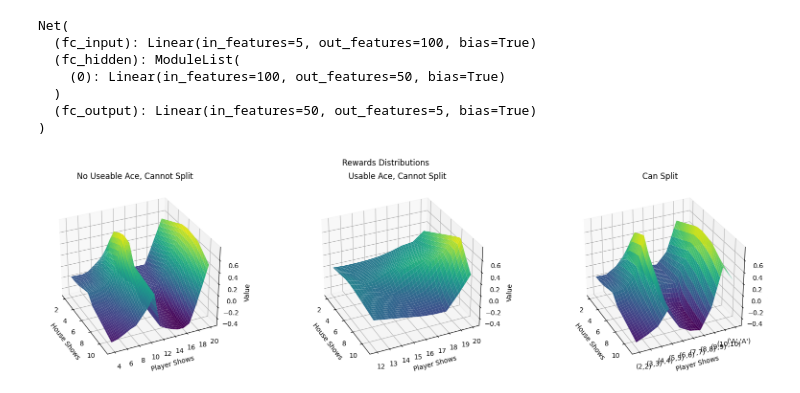
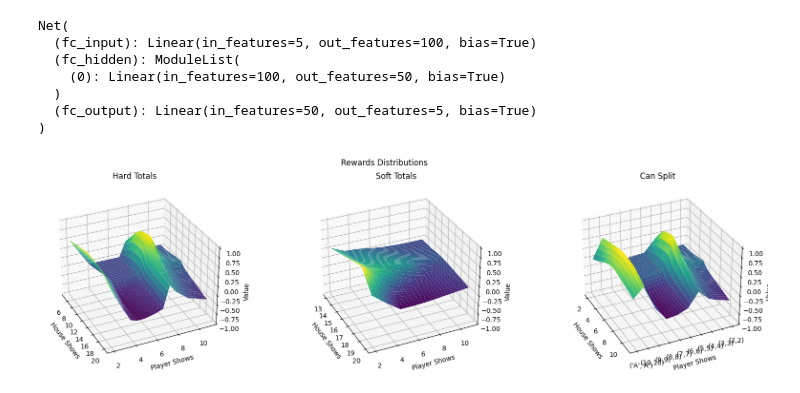
Before and after one commit to petersim1/Blackjack_RL, a Jupyter notebook: Deep_Learning.ipynb, the cells around one changed output. Saved outputs shown, nothing was run; the diff lists cells and outputs as text; code cells hidden in the pictures.

```diff
--- a/Deep_Learning.ipynb
+++ b/Deep_Learning.ipynb
@@ -294,56 +290,47 @@ yes_split = list(filter(lambda x : (not x[0] % 2) and ((x[2] < 0) or (x[0] == 12
+# %%
+hard_grid_v, soft_grid_v, split_grid_v = generate_grid(network, "value")
+hard_grid_s, soft_grid_s, split_grid_s = generate_grid(network, "string")
 # %%
-value_det_0, min_0, max_0 = gen_value_tensor(model=network, data=no_ace_no_split, avail_actions=["hit", "stay", "double", "surrender"])
-value_det_1, min_1, max_1 = gen_value_tensor(model=network, data=yes_ace_no_split, avail_actions=["hit", "stay", "double", "surrender"])
-value_det_2, min_2, max_2 = gen_value_tensor(model=network, data=yes_split, avail_actions=["hit", "stay", "double", "split", "surrender"])
-
-
-min_use = np.min([min_0, min_1, min_2])
-max_use = np.max([max_0, max_1, max_2])
-
-
 fig = plt.figure(figsize=(20,5))
 fig.suptitle("Rewards Distributions")
 ax = fig.add_subplot(131, projection="3d")
-ax.set_title("No Useable Ace, Cannot Split")
+ax.set_title("Hard Totals")
 
 plot_mesh(
     axis=ax,
-    data=value_det_0,
+    data=hard_grid_v,
+    ranges=[range(2,12),range(20,4,-1)],
     interpolate=4,
     ticks=None,
-    zlims=[min_use, max_use],
-    vmin=min_use,
-    vmax=max_use
+    zlims=[-1, 1],
 )
 
 ax = fig.add_subplot(132, projection="3d")
-ax.set_title("Usable Ace, Cannot Split")
+ax.set_title("Soft Totals")
 
 plot_mesh(
     axis=ax,
-    data=value_det_1,
+    data=soft_grid_v,
+    ranges=[range(2,12),range(20,12,-1)],
     interpolate=4,
     ticks=None,
-    zlims=[min_use, max_use],
-    vmin=min_use,
-    vmax=max_use
+    zlims=[-1, 1],
 )
 
 ax = fig.add_subplot(133, projection="3d")
 ax.set_title("Can Split")
 
 ticks = [f"({p},{p})" if p < 11 else "('A','A')" for p in range(2,12)]
 plot_mesh(
     axis=ax,
-    data=value_det_2,
+    data=split_grid_v,
+    ranges=[range(2,12),range(11,1,-1)],
     interpolate=4,
     ticks=ticks,
-    zlims=[min_use, max_use],
-    vmin=min_use,
-    vmax=max_use
+    zlims=[-1, 1],
 )
 
 plt.subplots_adjust(hspace=0, wspace=0.2)
 plt.show()
 # %% [output]
-[figure, old version]
+[figure, new version]
```
Also changed, not shown: parts of 8 cells of this notebook, 4 other files.
